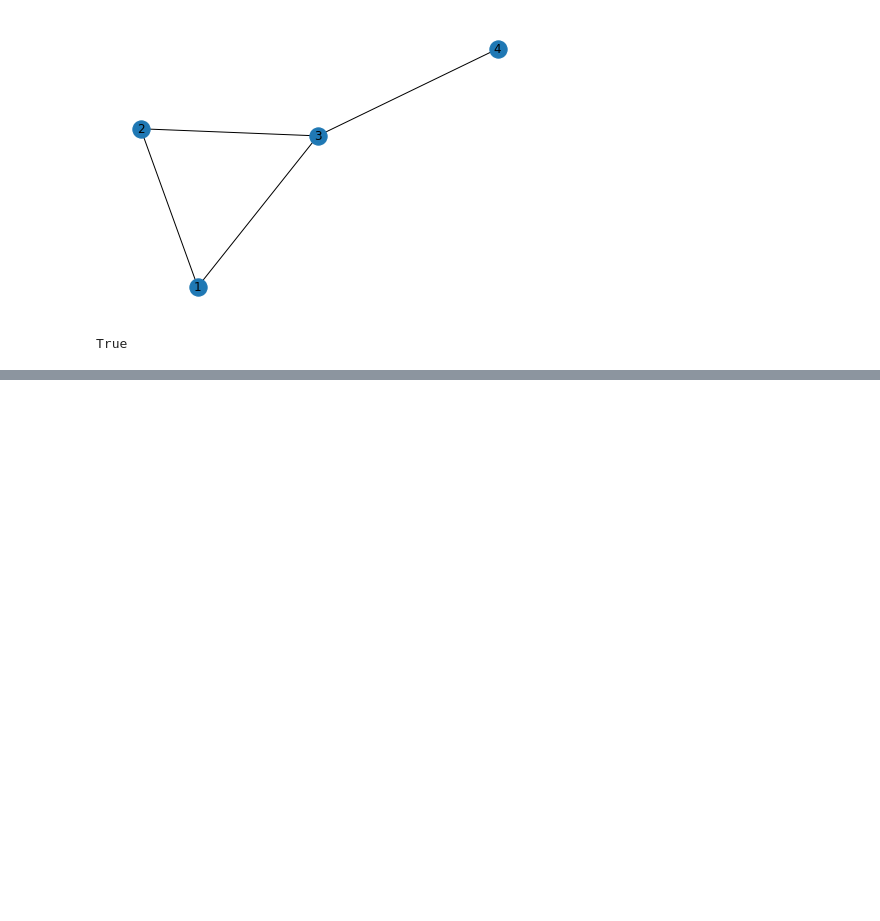
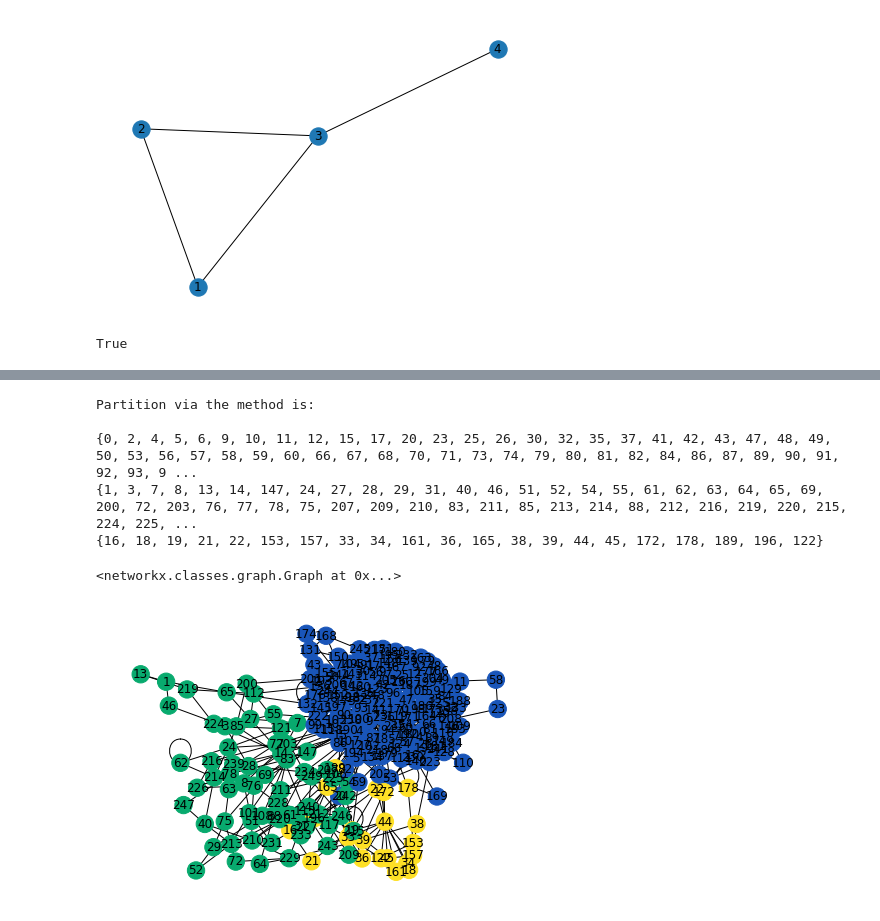
Before and after one commit to user0857/Dissertation, a Jupyter notebook: Community Detection Demo.ipynb, the cells around one changed output, grey strips where cells are left out. Cells and saved outputs as stored; diff of their text form; code cells hidden in the pictures; blank space fills up the shorter version.

```diff
--- a/Community Detection Demo.ipynb
+++ b/Community Detection Demo.ipynb
@@ -327,0 +359,15 @@ AttributeError: module 'networkx.algorithms.community' has no attribute 'louvain
+# %%
+# print("The best evaluation score is achieved at iteration {} with evaluation score of {}\n".format(best_score_index, best_score))
+best_score_index = nmi_score_list.index(max(nmi_score_list))
+comp = nx_comm.girvan_newman(G)
+if best_score_index != 0:
+    [next(comp) for i in range(best_score_index)]
+color_by_community(G, next(comp))
+# %% [output]
+Partition via the method is:
+
+{0, 2, 4, 5, 6, 9, 10, 11, 12, 15, 17, 20, 23, 25, 26, 30, 32, 35, 37, 41, 42, 43, 47, 48, 49, 50, 53, 56, 57, 58, 59, 60, 66, 67, 68, 70, 71, 73, 74, 79, 80, 81, 82, 84, 86, 87, 89, 90, 91, 92, 93, 9 ...
+{1, 3, 7, 8, 13, 14, 147, 24, 27, 28, 29, 31, 40, 46, 51, 52, 54, 55, 61, 62, 63, 64, 65, 69, 200, 72, 203, 76, 77, 78, 75, 207, 209, 210, 83, 211, 85, 213, 214, 88, 212, 216, 219, 220, 215, 224, 225, ...
+{16, 18, 19, 21, 22, 153, 157, 33, 34, 161, 36, 165, 38, 39, 44, 45, 172, 178, 189, 196, 122}
+<networkx.classes.graph.Graph at 0x...>
+[figure, added]
```
Also changed, not shown: parts of 11 cells of this notebook.
